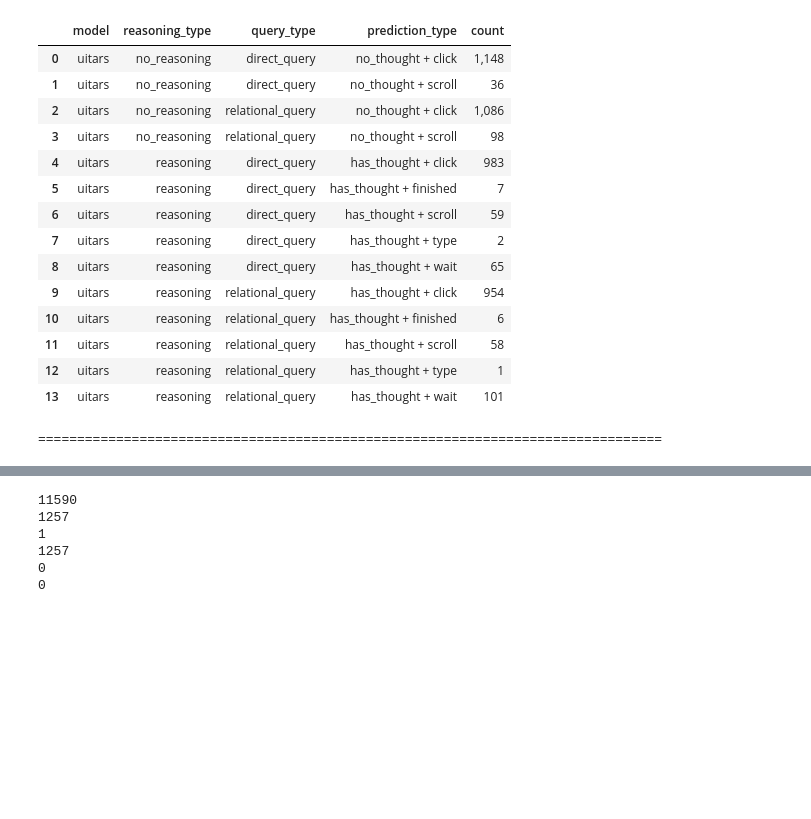
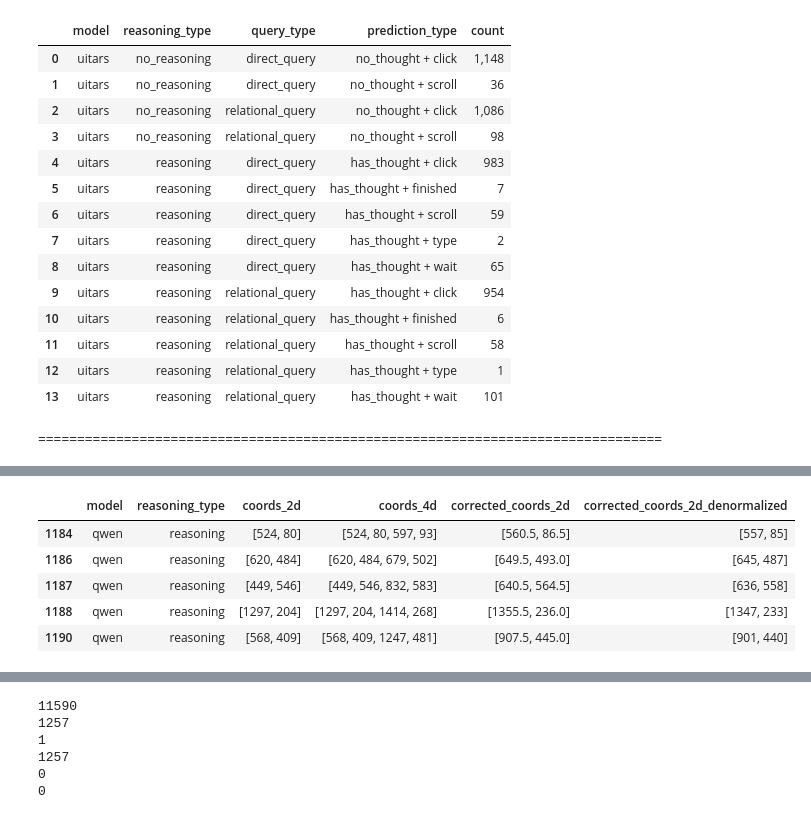
Before and after one commit to ManifoldRG/GUI-DR, a Jupyter notebook: data/baseline_results_final.ipynb, the cells around one changed output, grey strips where cells are left out. Saved outputs shown, nothing was run; the diff lists cells and outputs as text; code cells hidden in the pictures; blank space fills up the shorter version.

```diff
--- a/data/baseline_results_final.ipynb
+++ b/data/baseline_results_final.ipynb
@@ -667,16 +748,19 @@ df.head()
 | 3 | qwen | no_reasoning | relational_query | task | text_shrink | 5b888855-b921-4c61-8f79-73902ee0eafa | 0 | Type the textbox above '* PIN Num... | [448, 461.953125, 380, 36.890625] | ... |
 | 4 | qwen | no_reasoning | relational_query | task | text_shrink | 9ceab2a3-7919-4f15-871a-21638fd93b24 | 0 | Select '11:00 AM' in the select t... | [1036.40625, 202, 112, 62] | ... |
 # %%
+"""
+1. coords_4d exists -> calculate center -> corrected_coords_2d
+2. coords_4d doesn't exist -> coords_2d is corrected_coords_2d
+3. coords_extra exists -> does step 1
+4. coords_2d is None likely due to Type action -> save None coords_2d as corrected_coords_2d
+"""
+
 def get_center_from_qwen_coords_4d(coords_4d):
     x1, y1, x2, y2 = coords_4d
-    return ((x1 + x2) / 2, (y1 + y2) / 2)
+    return [(x1 + x2) / 2, (y1 + y2) / 2]
 
-# get center from coords_4d for qwen
-df['coords_2d_from_4d'] = df.apply(lambda x: get_center_from_qwen_coords_4d(x['coords_4d']) if x['coords_4d'] is not None else None, axis=1)
-
-coords_2d_none = df['coords_2d'].isna()
-df[coords_2d_none][['model', 'task_id', 'step_index', 'instruction', 'reasoning_type', 'prediction', 'coords_2d', 'coords_4d', 'coords_2d_from_4d']].head()
-
+# get center from coords_4d for qwen rows with 4d coordinates
+df['corrected_coords_2d'] = df.apply(lambda x: get_center_from_qwen_coords_4d(x['coords_4d']) if x['coords_4d'] is not None else x['coords_2d'], axis=1)
 
 # denormalize coords_2d for all models
-# df['coords_2d_denormalized'] = df.apply(lambda x: (x['coords_2d'][0] * W_RATIO, x['coords_2d'][1] * H_RATIO) if x['coords_2d'] is not None else x['coords_2d'], axis=1)
+df['corrected_coords_2d_denormalized'] = df.apply(lambda x: [int(x['corrected_coords_2d'][0] * W_RATIO), int(x['corrected_coords_2d'][1] * H_RATIO)] if x['corrected_coords_2d'] is not None else x['corrected_coords_2d'], axis=1)
@@ -689,0 +767,9 @@ df[coords_2d_none][['model', 'task_id', 'step_index', 'instruction', 'reasoning_
+# %%
+df[df['coords_4d'].notna()][['model', 'reasoning_type', 'coords_2d', 'coords_4d', 'corrected_coords_2d', 'corrected_coords_2d_denormalized']].head()
+# %% [output]
+|  | model | reasoning_type | coords_2d | coords_4d | corrected_coords_2d | corrected_coords_2d_denormalized |
+| 1184 | qwen | reasoning | [524, 80] | [524, 80, 597, 93] | [560.5, 86.5] | [557, 85] |
+| 1186 | qwen | reasoning | [620, 484] | [620, 484, 679, 502] | [649.5, 493.0] | [645, 487] |
+| 1187 | qwen | reasoning | [449, 546] | [449, 546, 832, 583] | [640.5, 564.5] | [636, 558] |
+| 1188 | qwen | reasoning | [1297, 204] | [1297, 204, 1414, 268] | [1355.5, 236.0] | [1347, 233] |
+| 1190 | qwen | reasoning | [568, 409] | [568, 409, 1247, 481] | [907.5, 445.0] | [901, 440] |
```
Also changed, not shown: parts of 23 cells of this notebook.
